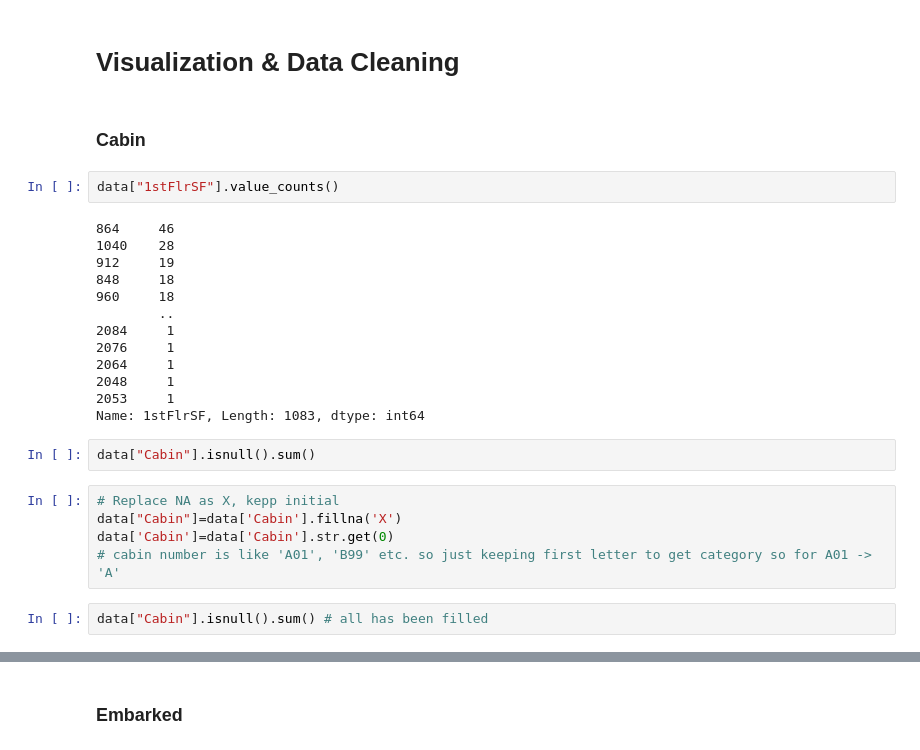
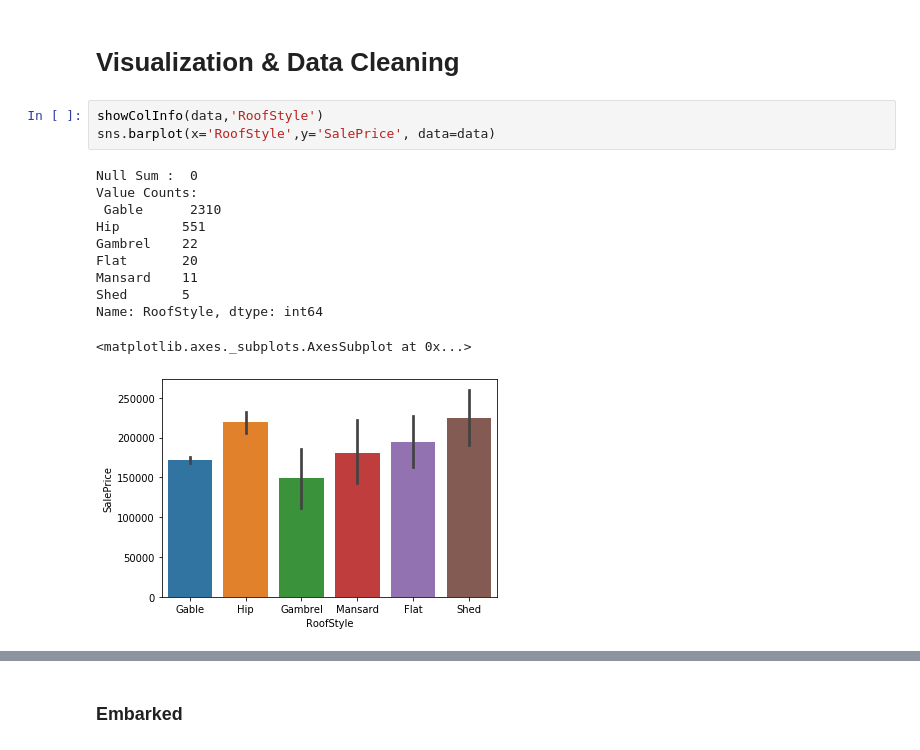
Before and after one commit to ashishpatel0720/ml, a Jupyter notebook: src/problems/kaggle/House-Prices/notebook/ap-housing-price-prediction.ipynb, the cells around one changed output, grey strips where cells are left out. Saved outputs shown, nothing was run; the diff lists cells and outputs as text.

```diff
--- a/src/problems/kaggle/House-Prices/notebook/ap-housing-price-prediction.ipynb
+++ b/src/problems/kaggle/House-Prices/notebook/ap-housing-price-prediction.ipynb
@@ -122,28 +85,17 @@ dtype: int64
 # %% [markdown]
 # Visualization & Data Cleaning
-# %% [markdown]
-### Cabin
-# %%
-data["1stFlrSF"].value_counts()
-# %% [output]
-864     46
-1040    28
-912     19
-848     18
-960     18
-        ..
-2084     1
-2076     1
-2064     1
-2048     1
-2053     1
-Name: 1stFlrSF, Length: 1083, dtype: int64
-# %%
-data["Cabin"].isnull().sum()
-# %%
-# Replace NA as X, kepp initial
-data["Cabin"]=data['Cabin'].fillna('X')
-data['Cabin']=data['Cabin'].str.get(0)
-# cabin number is like 'A01', 'B99' etc. so just keeping first letter to get category so for A01 -> 'A'
-# %%
-data["Cabin"].isnull().sum() # all has been filled
+# %%
+showColInfo(data,'RoofStyle')
+sns.barplot(x='RoofStyle',y='SalePrice', data=data)
+# %% [output]
+Null Sum :  0
+Value Counts:
+ Gable      2310
+Hip        551
+Gambrel    22
+Flat       20
+Mansard    11
+Shed       5
+Name: RoofStyle, dtype: int64
+<matplotlib.axes._subplots.AxesSubplot at 0x...>
+[figure, added]
```
Also changed, not shown: parts of 8 cells of this notebook, 7 other files.
